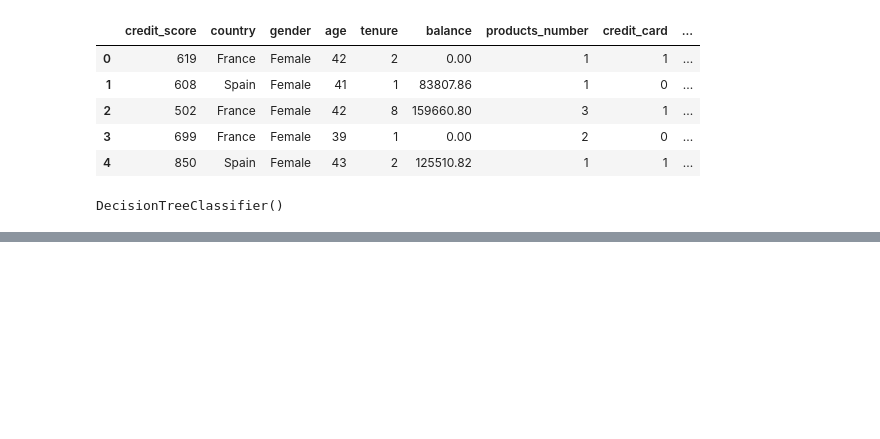
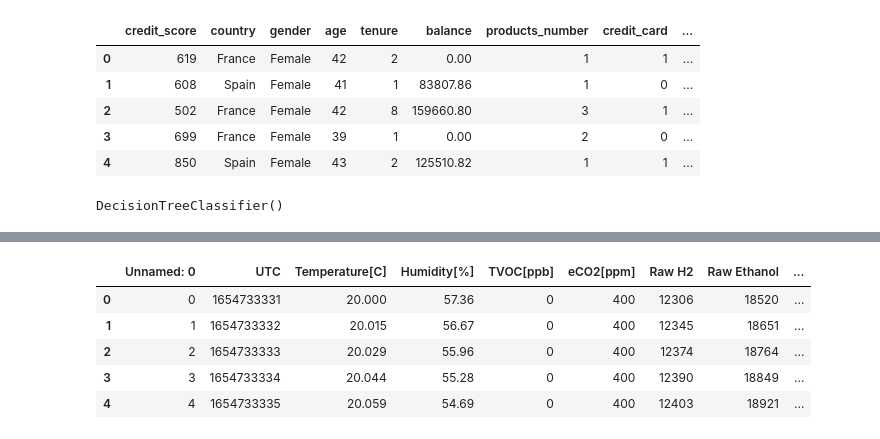
Before and after one commit to hudacse6/machine-learning, a Jupyter notebook: decision-tree/decision_tree.ipynb, the cells around one changed output, grey strips where cells are left out. Cells and saved outputs as stored; diff of their text form; code cells hidden in the pictures; blank space fills up the shorter version.

```diff
--- a/decision-tree/decision_tree.ipynb
+++ b/decision-tree/decision_tree.ipynb
@@ -138,0 +139,10 @@ Text(51.0, 0.5, 'truth')
+# %%
+df = pd.read_csv("smoke_detection_iot.csv")
+df.head()
+# %% [output]
+|  | Unnamed: 0 | UTC | Temperature[C] | Humidity[%] | TVOC[ppb] | eCO2[ppm] | Raw H2 | Raw Ethanol | ... |
+| 0 | 0 | 1654733331 | 20.000 | 57.36 | 0 | 400 | 12306 | 18520 | ... |
+| 1 | 1 | 1654733332 | 20.015 | 56.67 | 0 | 400 | 12345 | 18651 | ... |
+| 2 | 2 | 1654733333 | 20.029 | 55.96 | 0 | 400 | 12374 | 18764 | ... |
+| 3 | 3 | 1654733334 | 20.044 | 55.28 | 0 | 400 | 12390 | 18849 | ... |
+| 4 | 4 | 1654733335 | 20.059 | 54.69 | 0 | 400 | 12403 | 18921 | ... |
```
Also changed, not shown: parts of 33 cells of this notebook, 2 other files.
